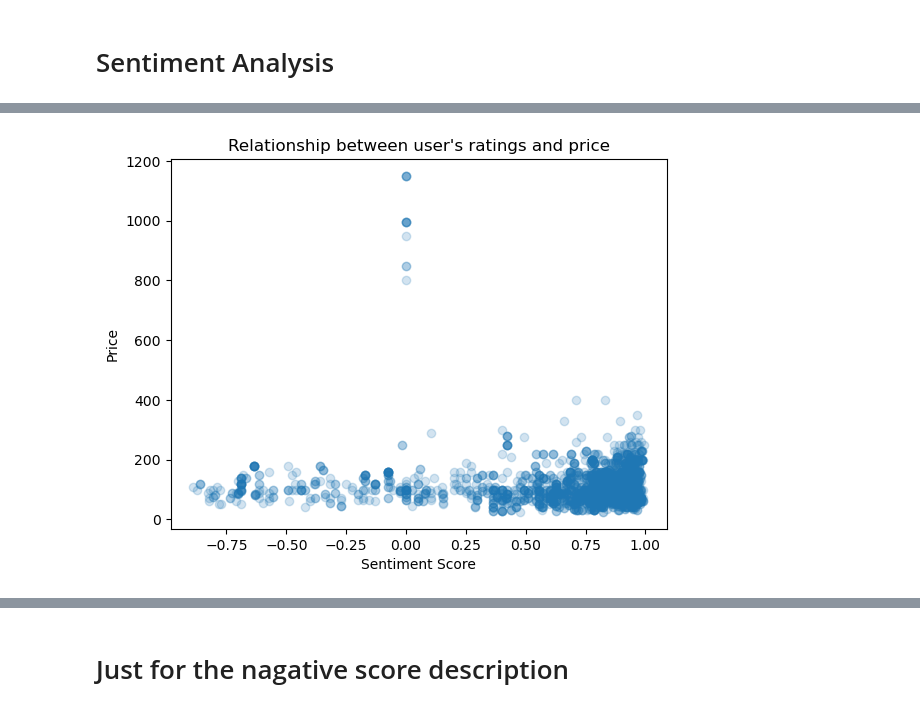
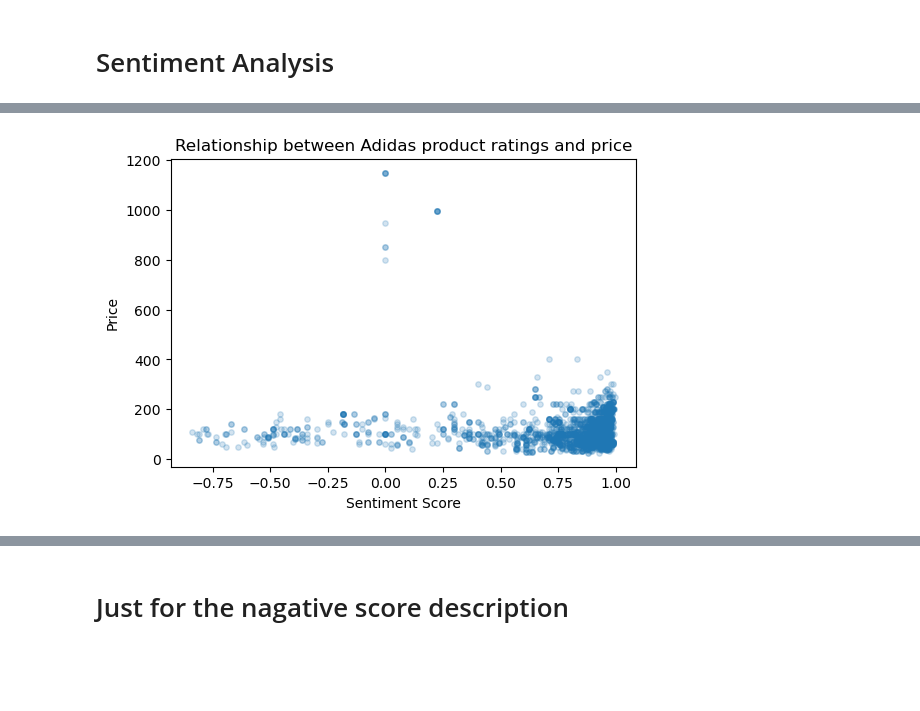
Before and after one commit to jasonkyungkim/nike_adidas_shoes, a Jupyter notebook: adidas_eda.ipynb, the cells around one changed output, grey strips where cells are left out. Cells and saved outputs as stored; diff of their text form; code cells hidden in the pictures; blank space fills up the shorter version.

Commit message:
edited sentiment analysis; fixed typos

```diff
--- a/adidas_eda.ipynb
+++ b/adidas_eda.ipynb
@@ -463,9 +462,13 @@ True
 # %%
 from nltk.sentiment.vader import SentimentIntensityAnalyzer as SIA
 # %%
-# copy new df to work on
-df = adidas.loc[:, ['subtitle','description', 'price']].copy()
-df.dropna(inplace=True)
+# copy adidas df to work on
+df = adidas.loc[:, ['subtitle', 'description', 'details', 'price']].copy()
+df.dropna(inplace = True)
+# %%
+# combine description and details columns
+df['description'] = df['description'] + ' ' + df['details']
+df.drop(columns = ['details'], inplace = True)
 # %%
 analyzer = SIA()
 # using sentiment analysis and get negative, neutral, poisitve scores on columns "rating"
@@ -488,6 +484,6 @@ df
 # %%
-# change each keys/values of dictionary in colum, rating, to be the new columns of dataframe
-df2 = pd.concat([df.drop(['rating'], axis=1), df['rating'].apply(pd.Series)], axis=1)
-df2
+# change each keys/values of dictionary in column rating, to be the new columns of dataframe
+df_sentiment = pd.concat([df.drop(['rating'], axis=1), df['rating'].apply(pd.Series)], axis=1)
+df_sentiment.head()
 # %% [output]
 |  | subtitle | description | price | neg | neu | pos | compound |
@@ -506,5 +495,5 @@ df2
 # %%
-df2['score'] = np.where(df2['compound'] < 0, 'negative', 'positive')
-df2
+df_sentiment['score'] = np.where(df_sentiment['compound'] < 0, 'negative', 'positive')
+df_sentiment.head()
 # %% [output]
 |  | subtitle | description | price | neg | neu | pos | compound | score |
@@ -523,9 +505,10 @@ df2
 # %%
-plt.scatter(df2['compound'], df2["price"], alpha=0.2)
+plt.figure(figsize = (6,4))
+plt.scatter(df_sentiment['compound'], df_sentiment["price"], alpha = 0.2, s = 15)
 plt.xlabel("Sentiment Score")
 plt.ylabel("Price")
-plt.title("Relationship between user's ratings and price")
+plt.title("Relationship between Adidas product ratings and price")
 plt.show()
 # %% [output]
-[figure, old version]
+[figure, new version]
 # %%
```
Also changed, not shown: parts of 21 cells of this notebook.
